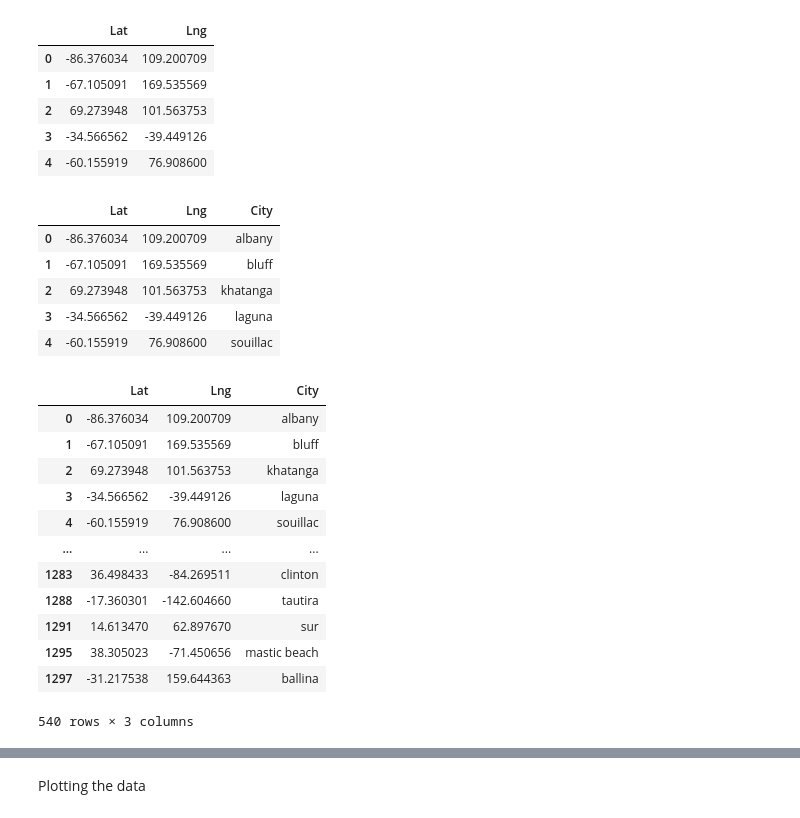
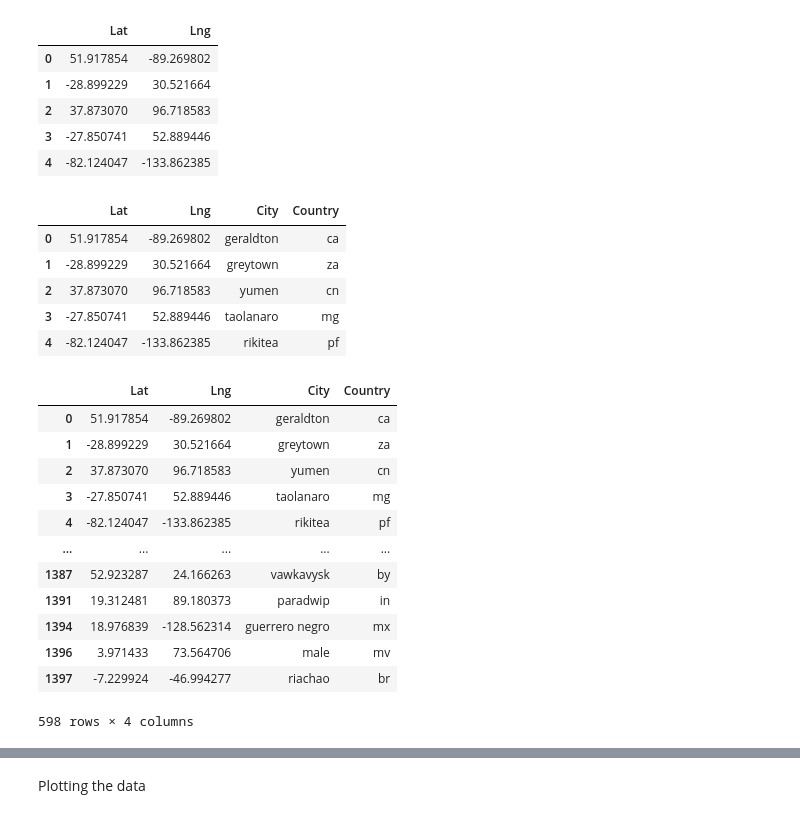
Before and after one commit to MellyB5/Python-API-Challenge, a Jupyter notebook: WeatherPy.ipynb, the cells around one changed output, grey strips where cells are left out. Cells and saved outputs as stored; diff of their text form; code cells hidden in the pictures.

```diff
--- a/WeatherPy.ipynb
+++ b/WeatherPy.ipynb
@@ -11,48 +20,55 @@ import numpy as np
 # Import API key
 from config import weather_api_key
 # %%
-city_df = pd.DataFrame({"Lat":np.random.uniform(-90,90,1300),"Lng":np.random.uniform(-180,180,1300)})
+# generate random lat and long
+city_df = pd.DataFrame({"Lat":np.random.uniform(-90,90,1400),"Lng":np.random.uniform(-180,180,1400)})
 city_df.head()
 # %% [output]
 |  | Lat | Lng |
-| 0 | -86.376034 | 109.200709 |
-| 1 | -67.105091 | 169.535569 |
-| 2 | 69.273948 | 101.563753 |
-| 3 | -34.566562 | -39.449126 |
-| 4 | -60.155919 | 76.908600 |
+| 0 | 51.917854 | -89.269802 |
+| 1 | -28.899229 | 30.521664 |
+| 2 | 37.873070 | 96.718583 |
+| 3 | -27.850741 | 52.889446 |
+| 4 | -82.124047 | -133.862385 |
 # %%
 #  Generate Cities List
 cities_name = []
-for x in range(0,len(city_df)):
+countrycode = []
+for x in range(0,len(city_df["Lat"])):
     lat = city_df.iloc[x]["Lat"]
     lng = city_df.iloc[x]["Lng"]
     city = citipy.nearest_city(lat,lng)
     name = city.city_name
     cities_name.append(name)
+    country = city.country_code
+    countrycode.append(country)
 
 city_df["City"] = cities_name
+city_df["Country"] = countrycode
 city_df.head()
 # %% [output]
-|  | Lat | Lng | City |
-| 0 | -86.376034 | 109.200709 | albany |
-| 1 | -67.105091 | 169.535569 | bluff |
-| 2 | 69.273948 | 101.563753 | khatanga |
-| 3 | -34.566562 | -39.449126 | laguna |
-| 4 | -60.155919 | 76.908600 | souillac |
+|  | Lat | Lng | City | Country |
+| 0 | 51.917854 | -89.269802 | geraldton | ca |
+| 1 | -28.899229 | 30.521664 | greytown | za |
+| 2 | 37.873070 | 96.718583 | yumen | cn |
+| 3 | -27.850741 | 52.889446 | taolanaro | mg |
+| 4 | -82.124047 | -133.862385 | rikitea | pf |
 # %%
+# remove duplicate cities
 no_dup_cities = city_df.drop_duplicates("City", keep="first")
+no_dup_cities = no_dup_cities.copy()
 no_dup_cities
 # %% [output]
-|  | Lat | Lng | City |
-| 0 | -86.376034 | 109.200709 | albany |
-| 1 | -67.105091 | 169.535569 | bluff |
-| 2 | 69.273948 | 101.563753 | khatanga |
-| 3 | -34.566562 | -39.449126 | laguna |
-| 4 | -60.155919 | 76.908600 | souillac |
-| ... | ... | ... | ... |
-| 1283 | 36.498433 | -84.269511 | clinton |
-| 1288 | -17.360301 | -142.604660 | tautira |
-| 1291 | 14.613470 | 62.897670 | sur |
-| 1295 | 38.305023 | -71.450656 | mastic beach |
-| 1297 | -31.217538 | 159.644363 | ballina |
+|  | Lat | Lng | City | Country |
+| 0 | 51.917854 | -89.269802 | geraldton | ca |
+| 1 | -28.899229 | 30.521664 | greytown | za |
+| 2 | 37.873070 | 96.718583 | yumen | cn |
+| 3 | -27.850741 | 52.889446 | taolanaro | mg |
+| 4 | -82.124047 | -133.862385 | rikitea | pf |
+| ... | ... | ... | ... | ... |
+| 1387 | 52.923287 | 24.166263 | vawkavysk | by |
+| 1391 | 19.312481 | 89.180373 | paradwip | in |
+| 1394 | 18.976839 | -128.562314 | guerrero negro | mx |
+| 1396 | 3.971433 | 73.564706 | male | mv |
+| 1397 | -7.229924 | -46.994277 | riachao | br |
-540 rows × 3 columns
+598 rows × 4 columns
```
Also changed, not shown: parts of 45 cells of this notebook, 17 other files.
